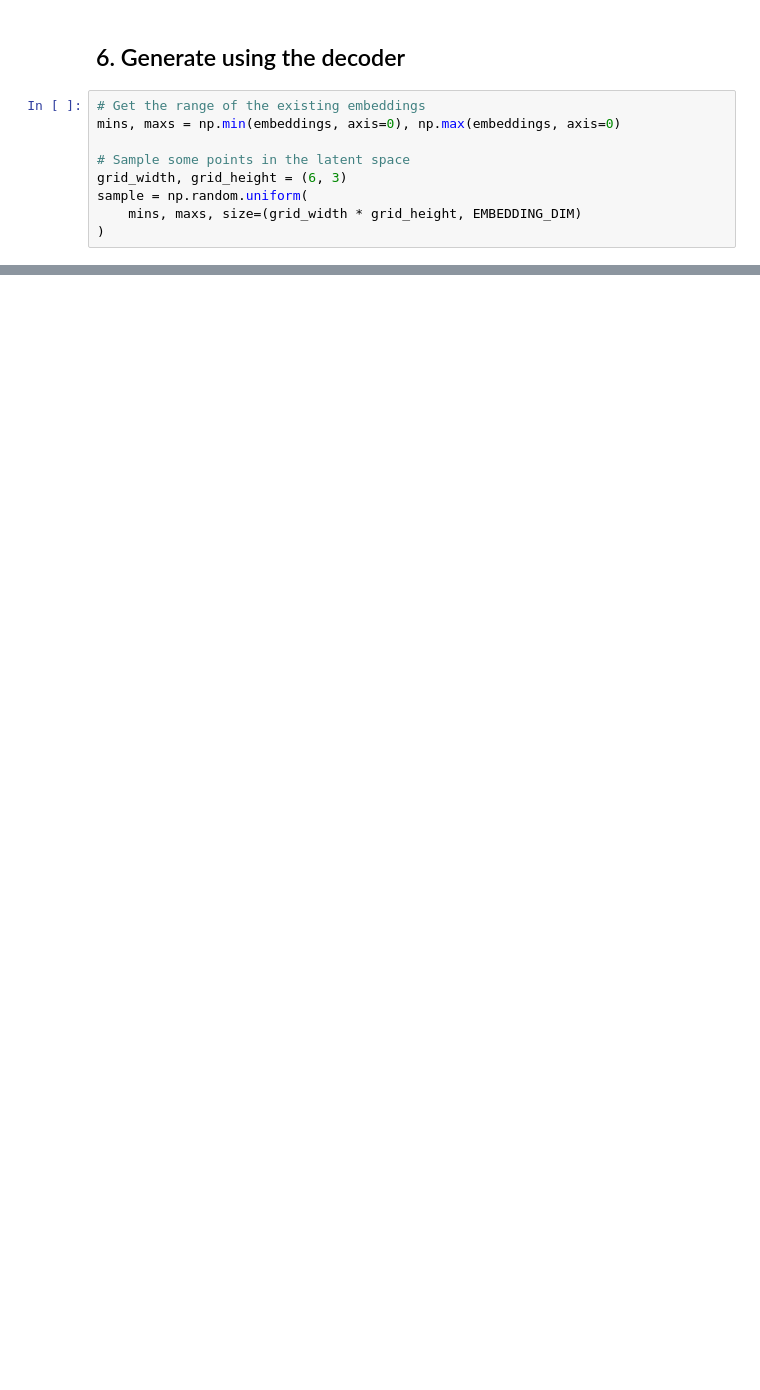
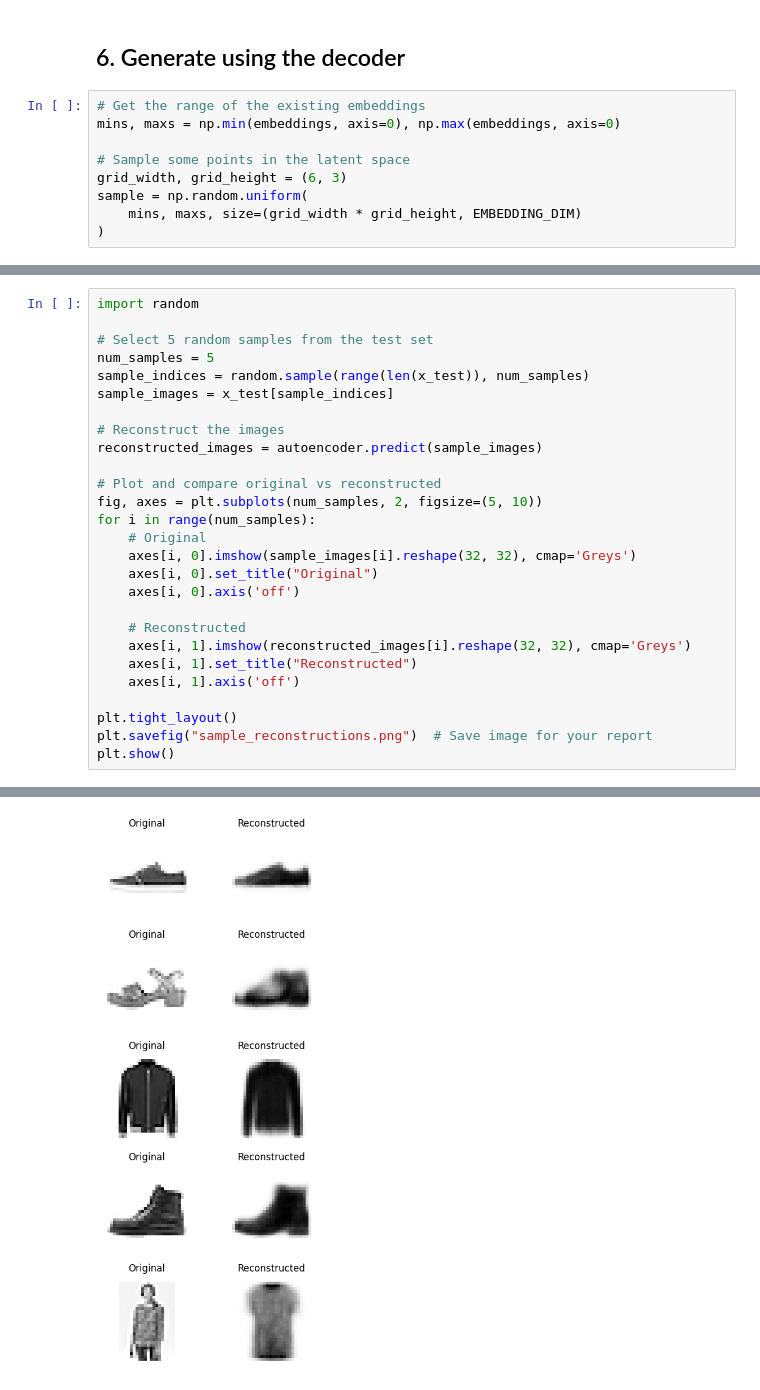
Before and after one commit to durgeshM-ai/Data-Science-Projects, a Jupyter notebook: notebooks/03_vae/01_autoencoder/autoencoder.ipynb, the cells around one changed output, grey strips where cells are left out. Saved outputs shown, nothing was run; the diff lists cells and outputs as text; blank space fills up the shorter version.

```diff
--- a/notebooks/03_vae/01_autoencoder/autoencoder.ipynb
+++ b/notebooks/03_vae/01_autoencoder/autoencoder.ipynb
@@ -391,0 +377,28 @@ for i in range(grid_size**2):
+# %%
+import random
+
+# Select 5 random samples from the test set
+num_samples = 5
+sample_indices = random.sample(range(len(x_test)), num_samples)
+sample_images = x_test[sample_indices]
+
+# Reconstruct the images
+reconstructed_images = autoencoder.predict(sample_images)
+
+# Plot and compare original vs reconstructed
+fig, axes = plt.subplots(num_samples, 2, figsize=(5, 10))
+for i in range(num_samples):
+    # Original
+    axes[i, 0].imshow(sample_images[i].reshape(32, 32), cmap='Greys')
+    axes[i, 0].set_title("Original")
+    axes[i, 0].axis('off')
+
+    # Reconstructed
+    axes[i, 1].imshow(reconstructed_images[i].reshape(32, 32), cmap='Greys')
+    axes[i, 1].set_title("Reconstructed")
+    axes[i, 1].axis('off')
+
+plt.tight_layout()
+plt.savefig("sample_reconstructions.png")  # Save image for your report
+plt.show()
+# %% [output]
@@ -391,0 +406 @@ for i in range(grid_size**2):
+[figure, added]
```
Also changed, not shown: parts of 13 cells of this notebook.
